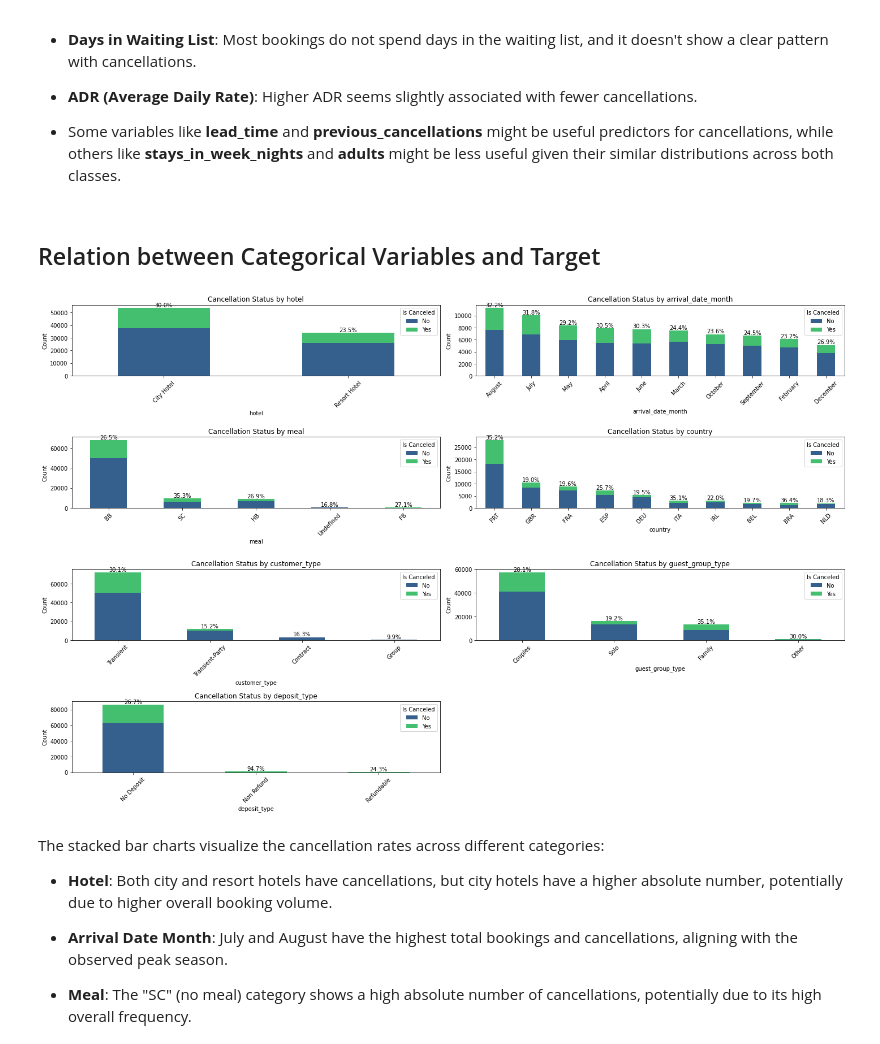
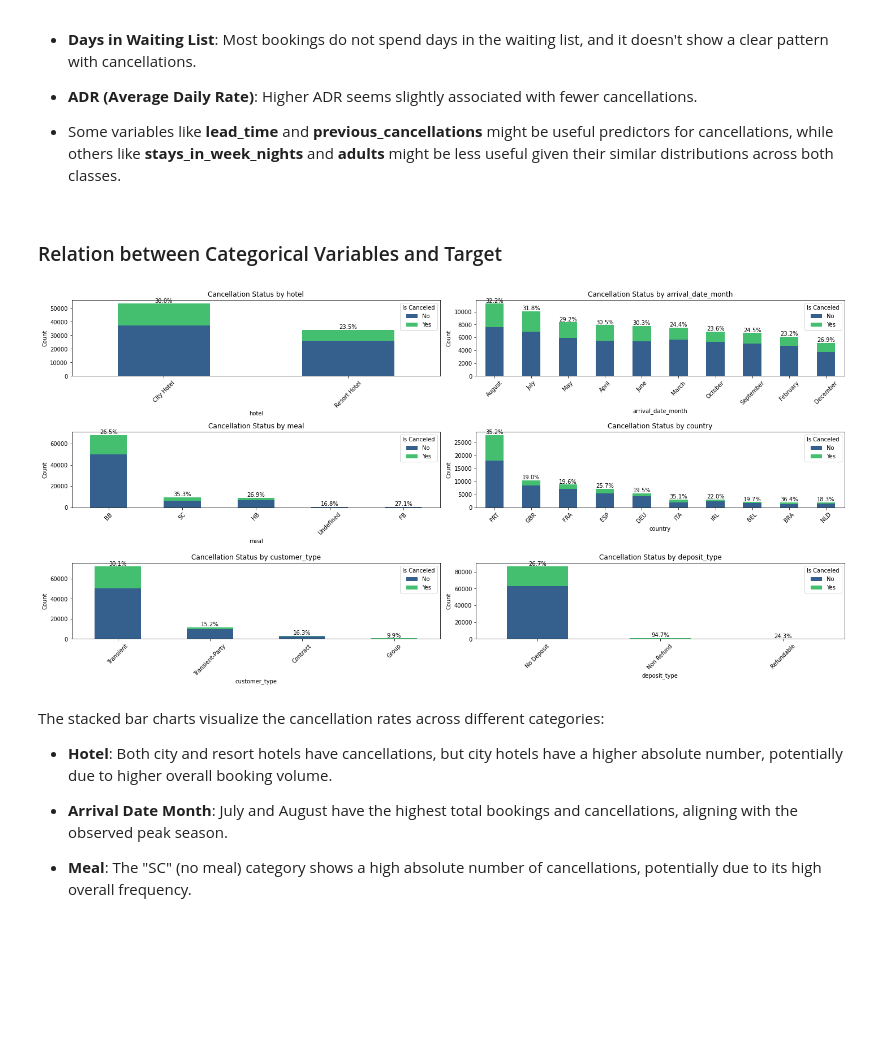
Before and after one commit to dooinn/hotel_cancellation_prediction, a Jupyter notebook: 1_classification_prediction_analysis.ipynb, the cells around one changed output. Saved outputs shown, nothing was run; the diff lists cells and outputs as text; code cells hidden in the pictures; blank space fills up the shorter version.

```diff
--- a/1_classification_prediction_analysis.ipynb
+++ b/1_classification_prediction_analysis.ipynb
@@ -269,4 +340,4 @@ we will add total rate and total stay nights
 # %%
-# hotel_data_no_duplicates['total_rate'] = hotel_data_no_duplicates['adr'] * (hotel_data_no_duplicates['stays_in_week_nights'] + hotel_data_no_duplicates['stays_in_weekend_nights'])
-# hotel_data_no_duplicates['total_stay_nights']  = (hotel_data_no_duplicates['stays_in_week_nights'] + hotel_data_no_duplicates['stays_in_weekend_nights'])
-# hotel_data_no_duplicates['total_guests']  = hotel_data_no_duplicates['adults'] + hotel_data_no_duplicates['children'] + hotel_data_no_duplicates['babies']
+hotel_data_no_duplicates['total_rate'] = hotel_data_no_duplicates['adr'] * (hotel_data_no_duplicates['stays_in_week_nights'] + hotel_data_no_duplicates['stays_in_weekend_nights'])
+hotel_data_no_duplicates['total_stay_nights']  = (hotel_data_no_duplicates['stays_in_week_nights'] + hotel_data_no_duplicates['stays_in_weekend_nights'])
+hotel_data_no_duplicates['total_guests']  = hotel_data_no_duplicates['adults'] + hotel_data_no_duplicates['children'] + hotel_data_no_duplicates['babies']
@@ -368,6 +454,6 @@ The histograms provide insights into the distributions of selected numerical var
 # %%
 selected_categorical_columns = [
-    'hotel', 'guest_group_type','arrival_date_month', 'meal', 'country',
+    'hotel','arrival_date_month', 'meal', 'country',
     'market_segment', 'distribution_channel', 'reserved_room_type',
     'assigned_room_type', 'deposit_type', 'customer_type','reservation_status'
 ]
@@ -556,38 +625,38 @@ The boxplots depict the distribution of selected numerical variables against the
 
 - Some variables like **lead_time** and **previous_cancellations** might be useful predictors for cancellations, while others like **stays_in_week_nights** and **adults** might be less useful given their similar distributions across both classes.
 # %% [markdown]
-## Relation between Categorical Variables and Target
+### Relation between Categorical Variables and Target
 # %%
 
-selected_categorical_columns_subset = ['hotel', 'arrival_date_month', 'meal', 'country', 'customer_type','guest_group_type','deposit_type']
+selected_categorical_columns_subset = ['hotel', 'arrival_date_month', 'meal', 'country', 'customer_type','deposit_type']
 
 
 cmap = plt.get_cmap("viridis")
 
 colors = [cmap(0.3), cmap(0.7)]
 
 plt.figure(figsize=(20, 25))
 for i, col in enumerate(selected_categorical_columns_subset, 1):
     category_counts = hotel_data_no_duplicates.groupby([col, 'is_canceled']).size().unstack(fill_value=0)
     category_counts['total'] = category_counts[0] + category_counts[1]
     category_counts = category_counts.sort_values('total', ascending=False).head(10)
 
     plt.subplot(8, 2, i)
     category_counts[[0, 1]].plot(kind='bar', stacked=True, ax=plt.gca(), color=colors)
     plt.title(f'Cancellation Status by {col}')
     plt.xlabel(col)
     plt.ylabel('Count')
     plt.xticks(rotation=45)
     plt.legend(title='Is Canceled', labels=['No', 'Yes'])
 
     for idx, value in enumerate(category_counts.index):
         plt.text(idx, category_counts.loc[value, 'total'], f"{100 * category_counts.loc[value, 1] / category_counts.loc[value, 'total']:.1f}%", ha='center', va='bottom')
 
     plt.tight_layout()
 
 plt.show()
 # %% [output]
-[figure, old version]
+[figure, new version]
 # %% [markdown]
 The stacked bar charts visualize the cancellation rates across different categories:
 
```
Also changed, not shown: parts of 59 cells of this notebook, 8 other files.
